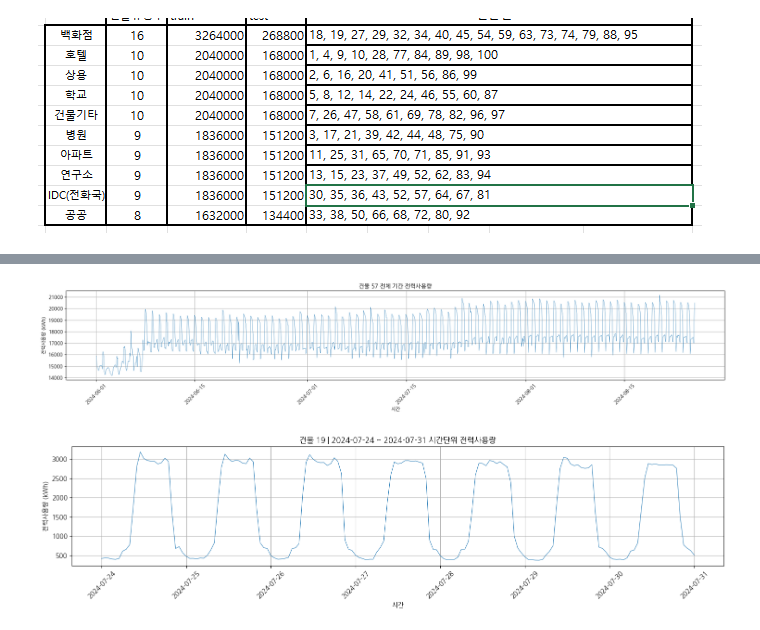
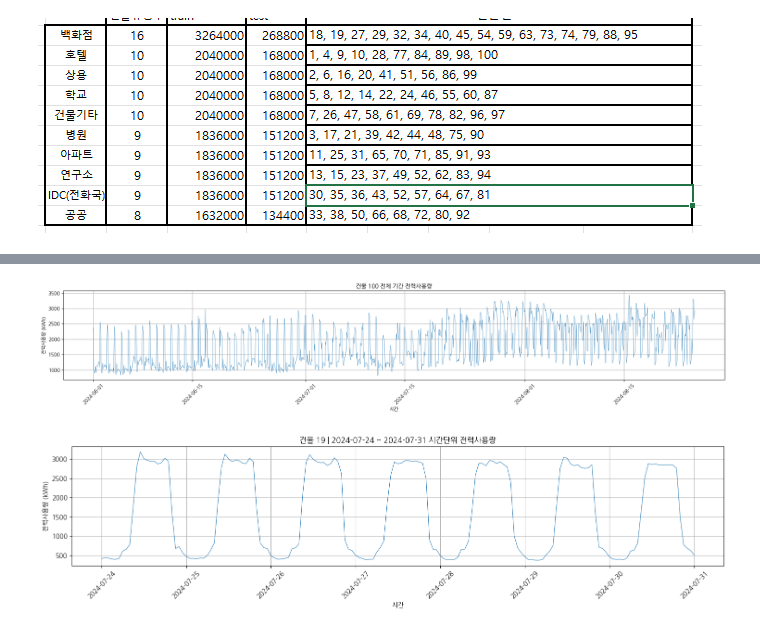
Before and after one commit to SonHyesang0914/2025dacon_powerU_github, a Jupyter notebook: 02_EDAandPreprocessing.ipynb, the cells around one changed output, grey strips where cells are left out. Drawn from its saved outputs; the diff is of its cells as text; code cells hidden in the pictures.

```diff
--- a/02_EDAandPreprocessing.ipynb
+++ b/02_EDAandPreprocessing.ipynb
@@ -207,22 +207,22 @@ while current + timedelta(days=7) <= end:
 # %%
 import matplotlib.pyplot as plt
 import seaborn as sns
 
-b_id = 57
+b_id = 100
 
 temp = train[train['building_num'] == b_id].copy()
 
 plt.figure(figsize=(20, 4))
 sns.lineplot(data=temp, x='date_time', y='power_consumption', linewidth=0.5)
 plt.title(f"건물 {b_id} 전체 기간 전력사용량")
 plt.xlabel("시간")
 plt.ylabel("전력사용량 (kWh)")
 plt.xticks(rotation=45)
 plt.grid(True)
 plt.tight_layout()
 plt.show()
 # %% [output]
-[figure, old version]
+[figure, new version]
 # %%
 def overwrite_day_by_md(df, building, target_month, target_day, source_month, source_day,
                         col='power_consumption', keep_backup=True, log_list=None):
```
Also changed, not shown: parts of 8 cells of this notebook.
